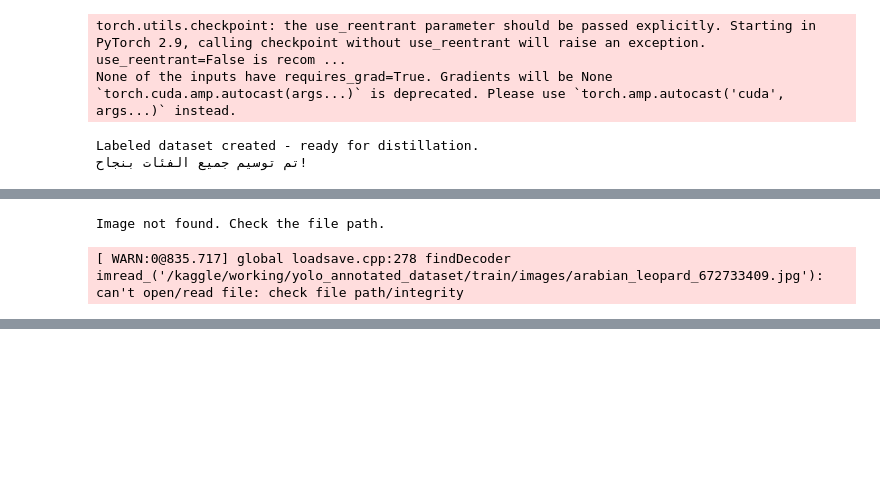
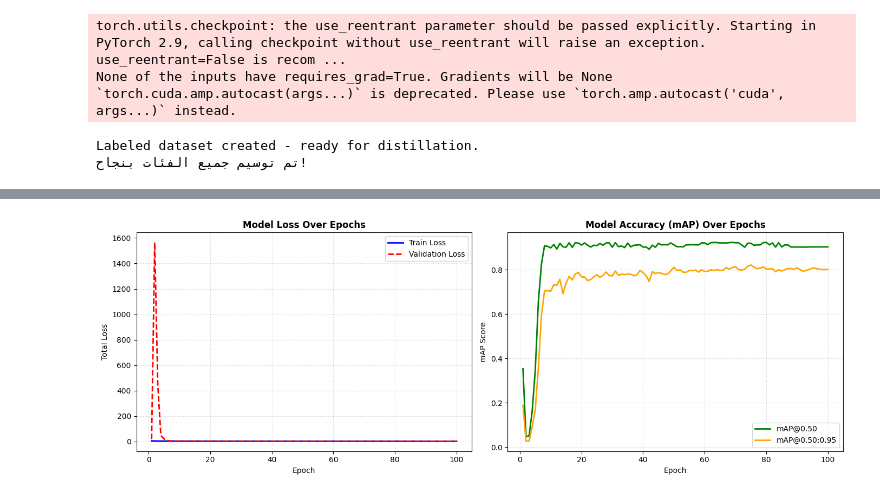
Before and after one commit to Abdulrhman36/Drone-Based-System-for-Tracking-and-Monitoring-Endangered-Animals, a Jupyter notebook: yolo-fine-tune.ipynb, the cells around one changed output, grey strips where cells are left out. Drawn from its saved outputs; the diff is of its cells as text; code cells hidden in the pictures; blank space fills up the shorter version.

Commit message:
Kaggle Notebook | YOLO-Fine-tune | version 3

```diff
--- a/yolo-fine-tune.ipynb
+++ b/yolo-fine-tune.ipynb
@@ -316,18 +302,41 @@ else:
-# %%
-import matplotlib.pyplot as plt
-import cv2
-
-img_path = "/kaggle/working/yolo_annotated_dataset/train/images/arabian_leopard_672733409.jpg"
-img = cv2.imread(img_path)
-
-if img is not None:
-    img_rgb = cv2.cvtColor(img, cv2.COLOR_BGR2RGB)
-    plt.figure(figsize=(10, 10))
-    plt.imshow(img_rgb)
-    plt.axis('off')
-    plt.show()
-else:
-    print("Image not found. Check the file path.")
-# %% [output]
-Image not found. Check the file path.
-[ WARN:0@835.717] global loadsave.cpp:278 findDecoder imread_('/kaggle/working/yolo_annotated_dataset/train/images/arabian_leopard_672733409.jpg'): can't open/read file: check file path/integrity
+# %%
+import pandas as pd
+
+
+
+csv_path = "/kaggle/working/runs/desert_wildlife/results.csv"
+
+# 2. قراءة ملف csv الذي يحتوي على تفاصيل كل Epoch
+df = pd.read_csv(csv_path)
+
+# تنظيف أسماء الأعمدة من المسافات الزائدة
+df.columns = df.columns.str.strip()
+
+# 3. إنشاء شكل الرسم البياني (Figure)
+fig, axes = plt.subplots(1, 2, figsize=(14, 5))
+
+# --- الرسم الأول: الخطأ (Loss) ---
+# تجميع خطأ التدريب والتحقق (Train & Val Loss)
+train_loss = df['train/box_loss'] + df['train/cls_loss'] + df['train/dfl_loss']
+val_loss = df['val/box_loss'] + df['val/cls_loss'] + df['val/dfl_loss']
+
+axes[0].plot(df['epoch'], train_loss, label='Train Loss', color='blue', linewidth=2)
+axes[0].plot(df['epoch'], val_loss, label='Validation Loss', color='red', linestyle='--', linewidth=2)
+axes[0].set_title('Model Loss Over Epochs', fontsize=12, fontweight='bold')
+axes[0].set_xlabel('Epoch', fontsize=10)
+axes[0].set_ylabel('Total Loss', fontsize=10)
+axes[0].legend()
+axes[0].grid(True, linestyle=':', alpha=0.6)
+
+# --- الرسم الثاني: الدقة (mAP50 & mAP50-95) ---
+axes[1].plot(df['epoch'], df['metrics/mAP50(B)'], label='mAP@0.50', color='green', linewidth=2)
+axes[1].plot(df['epoch'], df['metrics/mAP50-95(B)'], label='mAP@0.50:0.95', color='orange', linewidth=2)
+axes[1].set_title('Model Accuracy (mAP) Over Epochs', fontsize=12, fontweight='bold')
+axes[1].set_xlabel('Epoch', fontsize=10)
+axes[1].set_ylabel('mAP Score', fontsize=10)
+axes[1].legend()
+axes[1].grid(True, linestyle=':', alpha=0.6)
+
+plt.tight_layout()
+plt.show()
+# %% [output]
@@ -333,0 +344 @@ Image not found. Check the file path.
+[figure, added]
```
Also changed, not shown: parts of 10 cells of this notebook.
